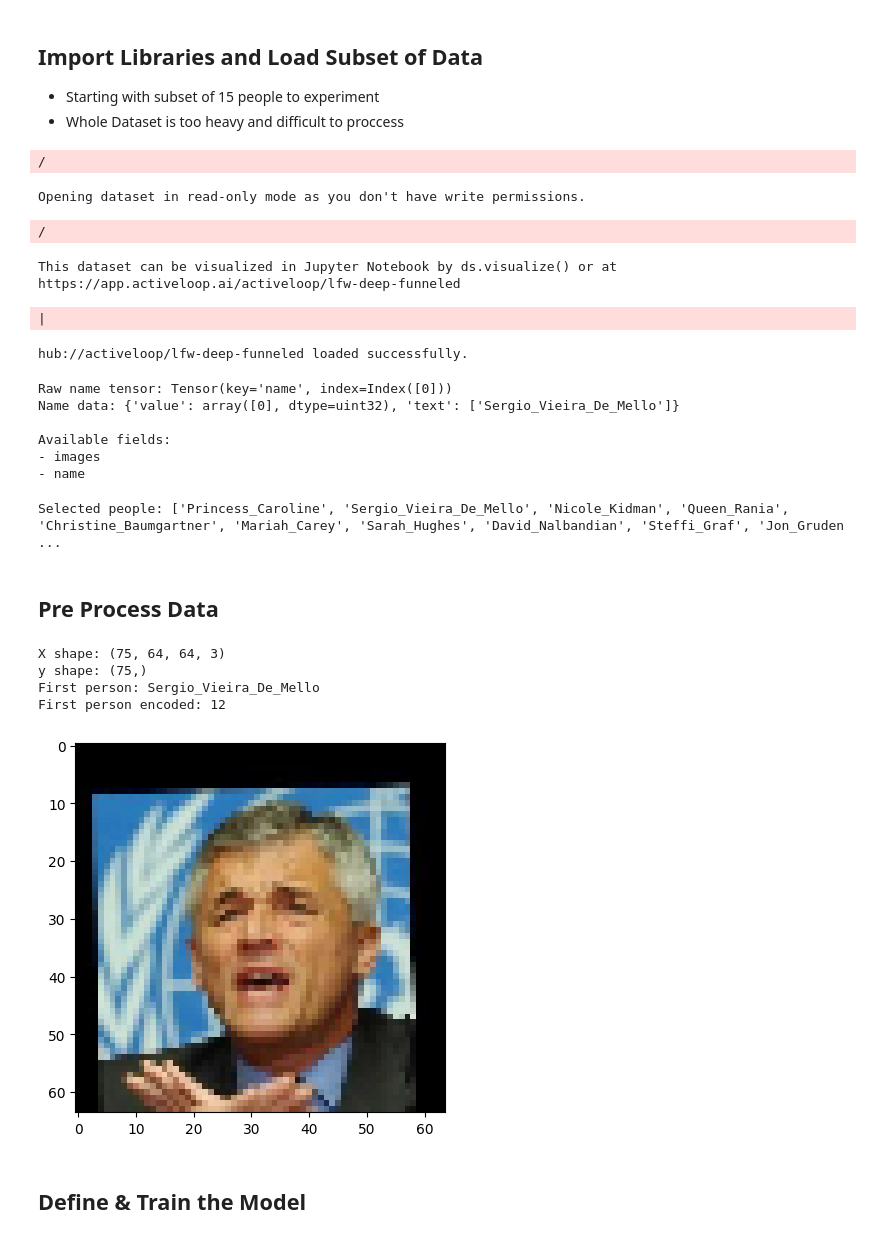
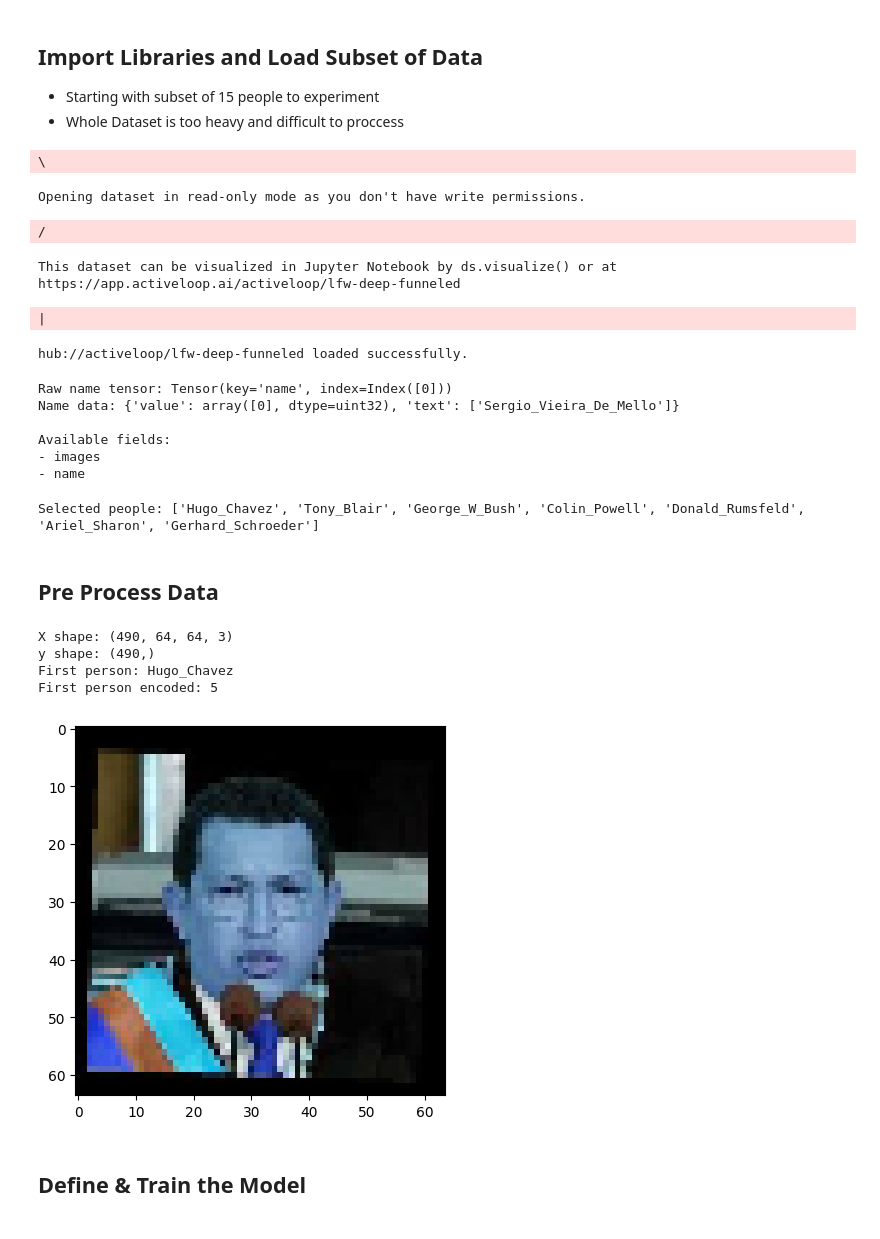
Before and after one commit to gabrielrosendo/CST440-ML-Labs, a Jupyter notebook: face_recognition.ipynb, the cells around one changed output. Cells and saved outputs as stored; diff of their text form; code cells hidden in the pictures.

```diff
--- a/face_recognition.ipynb
+++ b/face_recognition.ipynb
@@ -25,7 +25,9 @@ from tensorflow.keras import layers, models
 import numpy as np
 from sklearn.model_selection import train_test_split
 from sklearn.preprocessing import LabelEncoder
+import matplotlib.pyplot as plt
 from collections import Counter, defaultdict
+import cv2
 
 
 # Load a small subset of the LFW dataset
@@ -47,8 +49,8 @@ y = []  # Names
 # Count occurrences per person
 all_counts = Counter(ds.name[i].data()['text'][0] for i in range(len(ds)))
 
-# Select people with at least 5 images
-eligible_people = {name for name, count in all_counts.items() if count >= 5}
+# Select people with at least 25 images
+eligible_people = {name for name, count in all_counts.items() if count >= 70}
 
 person_counts = defaultdict(int)
 selected_people = set()
@@ -62,20 +64,20 @@ for i in range(len(ds)):
     if len(selected_people) < 15:
         selected_people.add(name_val)
 
-    if name_val in selected_people and person_counts[name_val] < 5:
+    if name_val in selected_people and person_counts[name_val] < 70:
         image = ds.images[i].numpy()
-        image = tf.image.resize(image, (64, 64)) / 255.0  # Resize & normalize
 
         X.append(image)
         y.append(name_val)
         person_counts[name_val] += 1
 
-    if len(selected_people) == 15 and all(count == 5 for count in person_counts.values()):
+    if len(selected_people) == 15 and all(count == 70 for count in person_counts.values()):
         break
 
+
 print("Selected people:", list(selected_people))
 # %% [output]
-/
+\
 Opening dataset in read-only mode as you don't have write permissions.
 /
 This dataset can be visualized in Jupyter Notebook by ds.visualize() or at https://app.activeloop.ai/activeloop/lfw-deep-funneled
@@ -87,35 +89,48 @@ Name data: {'value': array([0], dtype=uint32), 'text': ['Sergio_Vieira_De_Mello'
 Available fields:
 - images
 - name
-Selected people: ['Princess_Caroline', 'Sergio_Vieira_De_Mello', 'Nicole_Kidman', 'Queen_Rania', 'Christine_Baumgartner', 'Mariah_Carey', 'Sarah_Hughes', 'David_Nalbandian', 'Steffi_Graf', 'Jon_Gruden ...
+Selected people: ['Hugo_Chavez', 'Tony_Blair', 'George_W_Bush', 'Colin_Powell', 'Donald_Rumsfeld', 'Ariel_Sharon', 'Gerhard_Schroeder']
 # %% [markdown]
 ## Pre Process Data
 # %%
+# Resize and normalize images using OpenCV
+def preprocess_images(image):
+    image = cv2.resize(image, (64, 64))  # Resize to 64x64
+    image = cv2.cvtColor(image, cv2.COLOR_RGB2BGR)  # Ensure correct color format
+    image = image / 255.0  # Normalize to [0,1]
+    return image
+
+# Apply preprocessing to all images
+X = np.array([preprocess_images(img) for img in X])
+
 # Convert to numpy arrays
 X = np.array(X)
 y = np.array(y)
 
 # Print dataset shapes
 print("X shape:", X.shape)
 print("y shape:", y.shape)
 
 # Encode labels
 label_encoder = LabelEncoder()
 y_encoded = label_encoder.fit_transform(y)
 
 # Display first person and name
 print("First person:", y[0])
 print("First person encoded:", y_encoded[0])
 plt.imshow(X[1])
 plt.show()
 
 # Split the dataset
-X_train, X_test, y_train, y_test = train_test_split(X, y_encoded, test_size=0.2, random_state=42)
+from sklearn.utils import shuffle
+X, y_encoded = shuffle(X, y_encoded, random_state=42)
+
+X_train, X_test, y_train, y_test = train_test_split(X, y_encoded, test_size=0.1, random_state=42)
 # %% [output]
-X shape: (75, 64, 64, 3)
-y shape: (75,)
-First person: Sergio_Vieira_De_Mello
-First person encoded: 12
+X shape: (490, 64, 64, 3)
+y shape: (490,)
+First person: Hugo_Chavez
+First person encoded: 5
-[figure, old version]
+[figure, new version]
 # %% [markdown]
 ## Define & Train the Model
```
Also changed, not shown: parts of 4 cells of this notebook.
